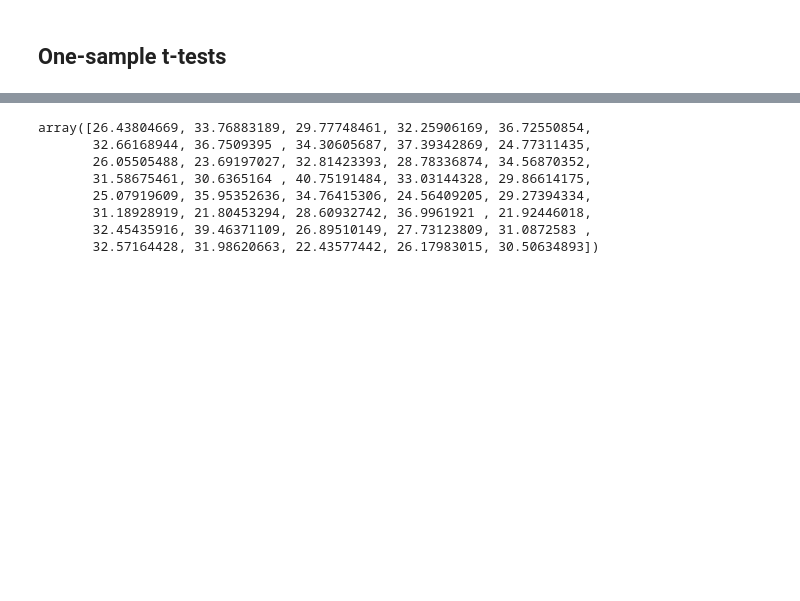
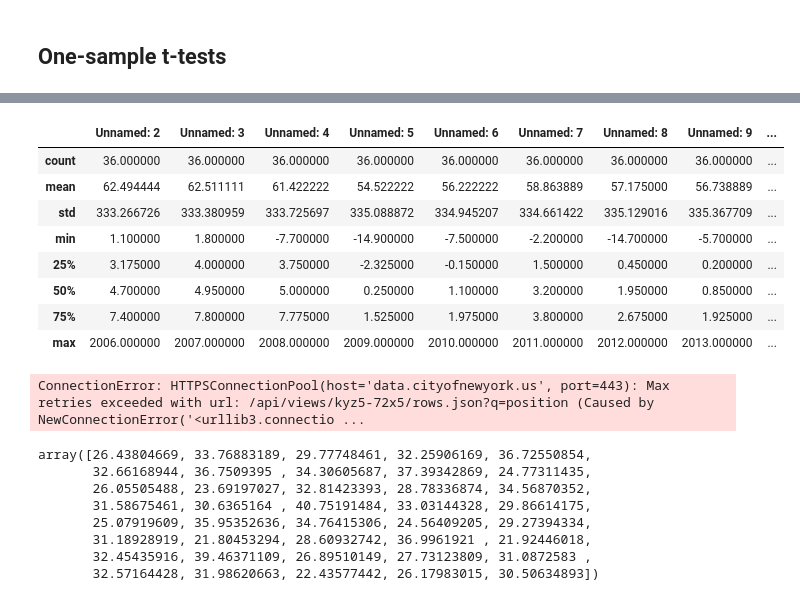
Before and after one commit to jlac23/CCT_MSC_DA_CA2_2020092, a Jupyter notebook: MSC_DA_CA2_2020092.ipynb, the cells around one changed output, grey strips where cells are left out. Cells and saved outputs as stored; diff of their text form; code cells hidden in the pictures; blank space fills up the shorter version.

```diff
--- a/MSC_DA_CA2_2020092.ipynb
+++ b/MSC_DA_CA2_2020092.ipynb
@@ -7,0 +60,3 @@ import seaborn as sns
+# %%
+df2=pd.read_csv("Annual growth rates, construction cost indices for new residential buildings, 2005 - 2021,.csv")
+print(df2)
@@ -8,3 +97,32 @@ import seaborn as sns
+# %%
+df2.describe()
+# %% [output]
+|  | Unnamed: 2 | Unnamed: 3 | Unnamed: 4 | Unnamed: 5 | Unnamed: 6 | Unnamed: 7 | Unnamed: 8 | Unnamed: 9 | ... |
+| count | 36.000000 | 36.000000 | 36.000000 | 36.000000 | 36.000000 | 36.000000 | 36.000000 | 36.000000 | ... |
+| mean | 62.494444 | 62.511111 | 61.422222 | 54.522222 | 56.222222 | 58.863889 | 57.175000 | 56.738889 | ... |
+| std | 333.266726 | 333.380959 | 333.725697 | 335.088872 | 334.945207 | 334.661422 | 335.129016 | 335.367709 | ... |
+| min | 1.100000 | 1.800000 | -7.700000 | -14.900000 | -7.500000 | -2.200000 | -14.700000 | -5.700000 | ... |
+| 25% | 3.175000 | 4.000000 | 3.750000 | -2.325000 | -0.150000 | 1.500000 | 0.450000 | 0.200000 | ... |
+| 50% | 4.700000 | 4.950000 | 5.000000 | 0.250000 | 1.100000 | 3.200000 | 1.950000 | 0.850000 | ... |
+| 75% | 7.400000 | 7.800000 | 7.775000 | 1.525000 | 1.975000 | 3.800000 | 2.675000 | 1.925000 | ... |
+| max | 2006.000000 | 2007.000000 | 2008.000000 | 2009.000000 | 2010.000000 | 2011.000000 | 2012.000000 | 2013.000000 | ... |
+# %%
+import requests
+import json
+import pprint
+url="https://data.cityofnewyork.us/api/views/kyz5-72x5/rows.json"
+params ={"q":"position"}
+response = requests.get(url, params)
+
+if response.status_code == 200:
+    data = json.loads(response.text)
+    print(data[0]['downloadCount'])
+
+
+else:
+    print(f"Error: {response.status_code}")
+# %% [output]
+ConnectionError: HTTPSConnectionPool(host='data.cityofnewyork.us', port=443): Max retries exceeded with url: /api/views/kyz5-72x5/rows.json?q=position (Caused by NewConnectionError('<urllib3.connectio ...
 # %%
 # Generate an array of 40 values that follow a N(30, 5) distribution
 from numpy import random
```
Also changed, not shown: parts of 7 cells of this notebook.
